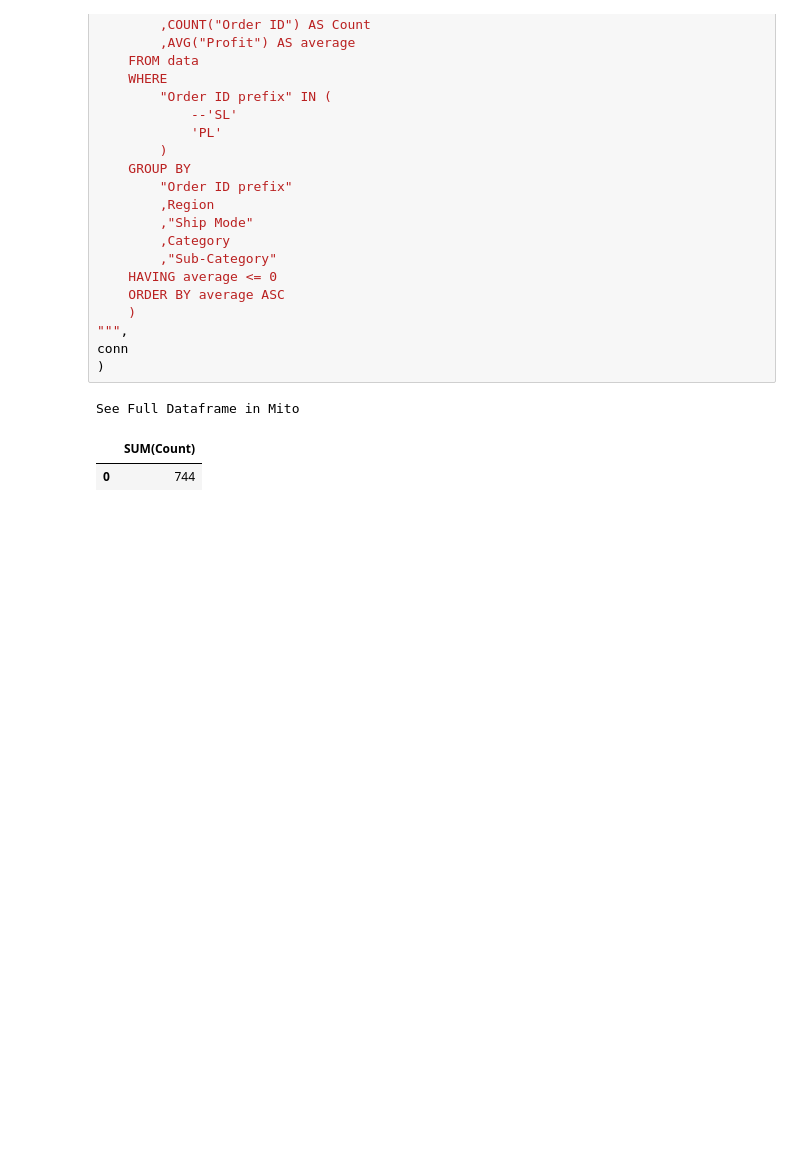
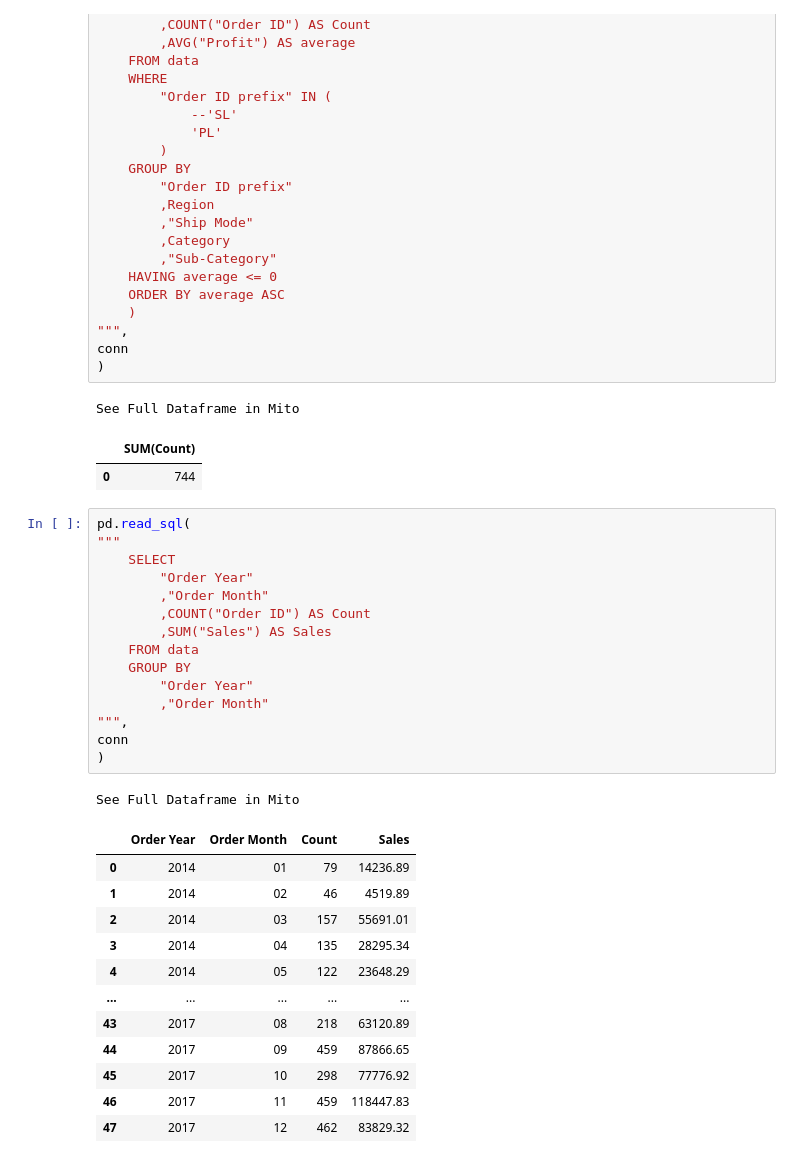
Before and after one commit to KonuTech/supply-chain-case-study, a Jupyter notebook: case_study_queries.ipynb, the cells around one changed output. Saved outputs shown, nothing was run; the diff lists cells and outputs as text; blank space fills up the shorter version.

```diff
--- a/case_study_queries.ipynb
+++ b/case_study_queries.ipynb
@@ -403,3 +403,32 @@ conn
 See Full Dataframe in Mito
 |  | SUM(Count) |
 | 0 | 744 |
+# %%
+pd.read_sql(
+"""
+    SELECT
+        "Order Year"
+        ,"Order Month"
+        ,COUNT("Order ID") AS Count
+        ,SUM("Sales") AS Sales
+    FROM data
+    GROUP BY
+        "Order Year"
+        ,"Order Month"
+""",
+conn
+)
+# %% [output]
+See Full Dataframe in Mito
+|  | Order Year | Order Month | Count | Sales |
+| 0 | 2014 | 01 | 79 | 14236.89 |
+| 1 | 2014 | 02 | 46 | 4519.89 |
+| 2 | 2014 | 03 | 157 | 55691.01 |
+| 3 | 2014 | 04 | 135 | 28295.34 |
+| 4 | 2014 | 05 | 122 | 23648.29 |
+| ... | ... | ... | ... | ... |
+| 43 | 2017 | 08 | 218 | 63120.89 |
+| 44 | 2017 | 09 | 459 | 87866.65 |
+| 45 | 2017 | 10 | 298 | 77776.92 |
+| 46 | 2017 | 11 | 459 | 118447.83 |
+| 47 | 2017 | 12 | 462 | 83829.32 |
```
Also changed, not shown: parts of 4 cells of this notebook, 2 other files.
